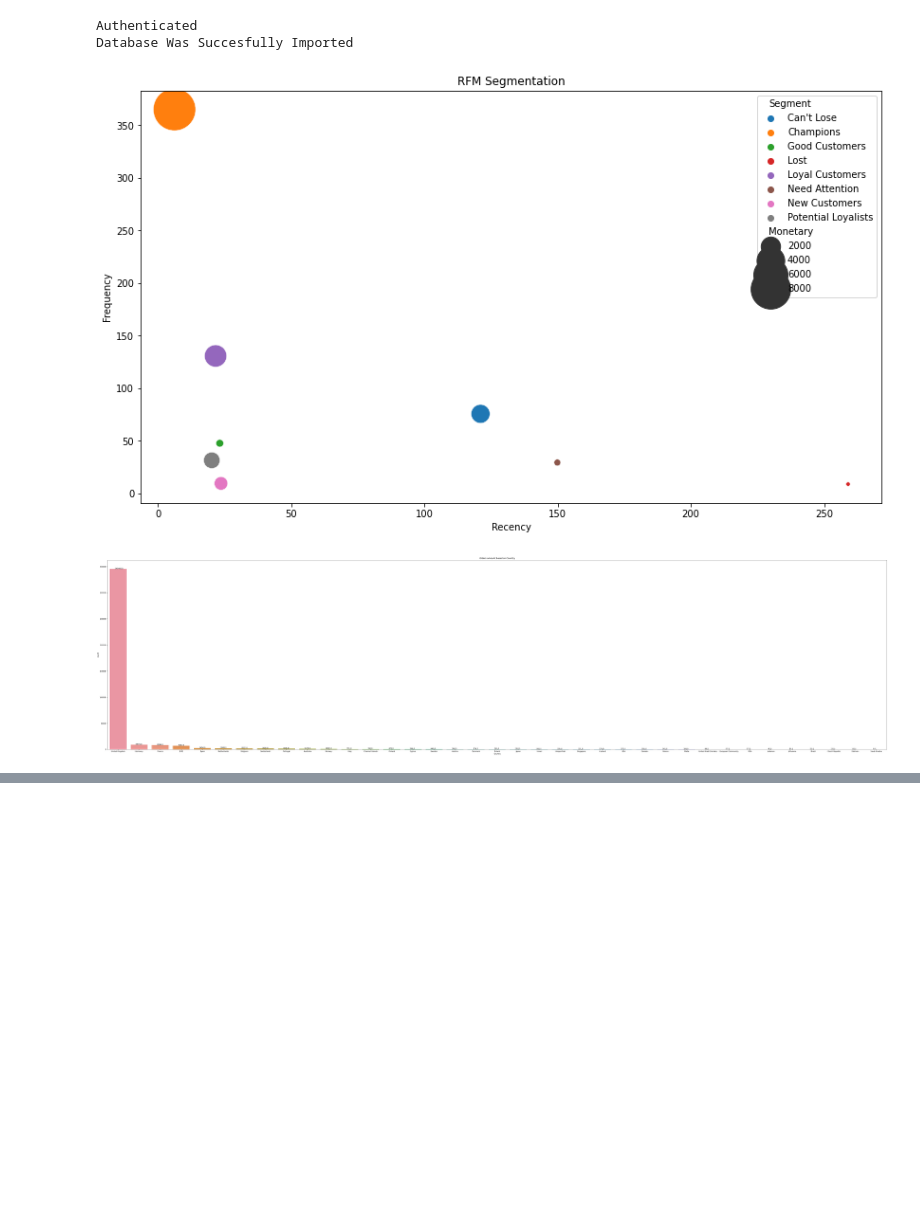
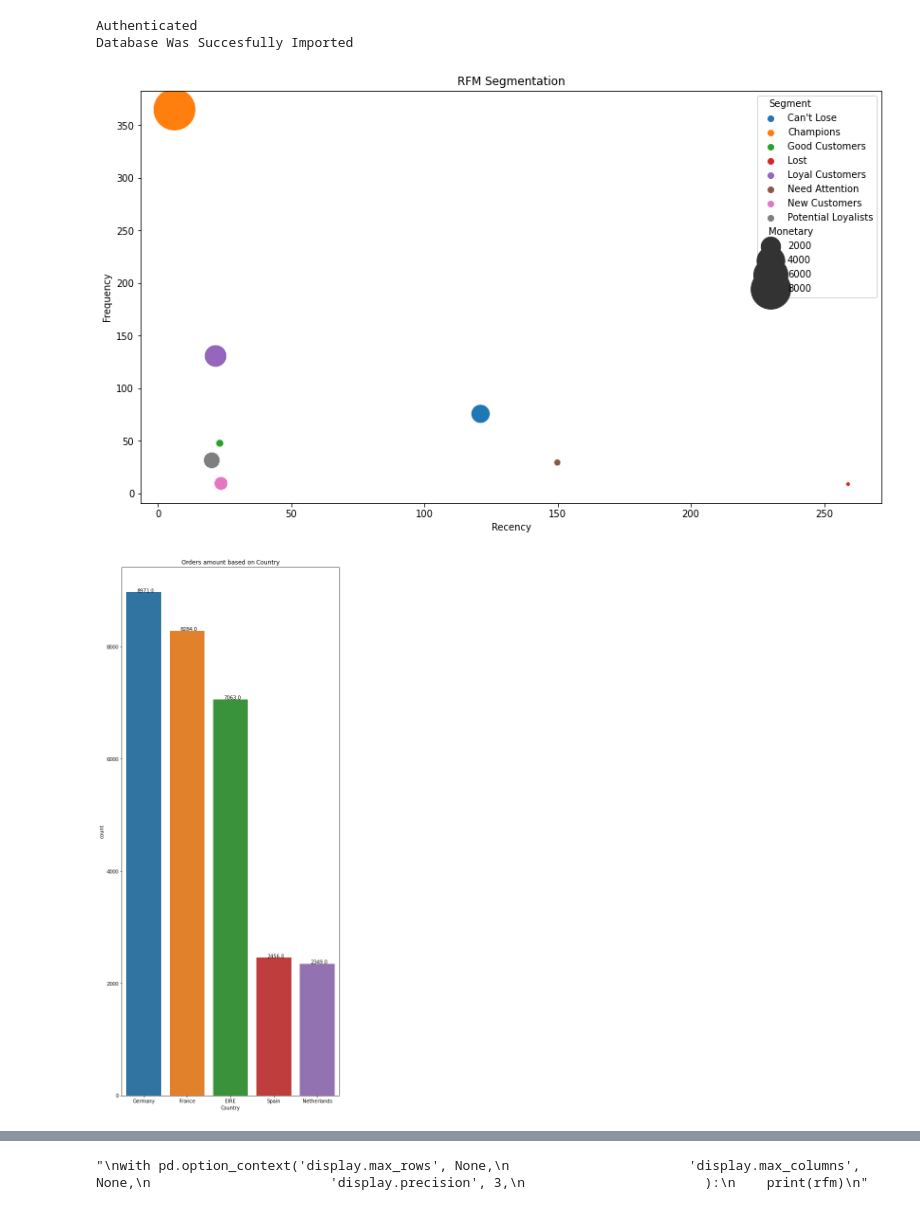
Before and after one commit to valerijakeda/valerijakeda, a Jupyter notebook: Python.ipynb, the cells around one changed output, grey strips where cells are left out. Cells and saved outputs as stored; diff of their text form; code cells hidden in the pictures; blank space fills up the shorter version.

```diff
--- a/Python.ipynb
+++ b/Python.ipynb
@@ -7,6 +7,7 @@ import matplotlib.pyplot as plt
 import datetime as dt
 from statistics import mean
 import warnings
+import seaborn as sns
 warnings.filterwarnings('ignore')
 
 
@@ -89,14 +90,15 @@ def assigning_values(df, seg_map):
 def plotting_rfm(rfm):
   """Function that is plotting a bubble chart for RFM analysis using Seaborn Package
   """
-  import seaborn as sns
+
   fig = plt.figure(figsize = (14, 8))
   bubble_chart = sns.scatterplot(data = rfm.groupby('Segment').mean(), x = "Recency", y = "Frequency", size = "Monetary", hue = "Segment", legend = True, sizes=(20, 2000))
   bubble_chart.set(title = 'RFM Segmentation')
   plt.show()
 
-def plotting_bar_chart(df, category):
-  """Function that is plotting a bar chart based on category (defaul category - Country)
+def plotting_bar_chart(df, category, r_number1, r_number2):
+  """Function that is plotting a bar chart based on category for fiven range(defaul category - Country)
+
   """
   invoices = dict()
   for number in df["InvoiceNo"]:
@@ -106,8 +108,8 @@ def plotting_bar_chart(df, category):
 
   df_with_category = pd.merge(df_invoices,df[['InvoiceNo',category]], on = 'InvoiceNo', how = 'inner')
 
-  fig = plt.figure(figsize = (80, 20))
-  bar_chart = sns.countplot(data = df_with_category, x = category, order = df_with_category[category].value_counts().index)
+  fig = plt.figure(figsize = (8, 20))
+  bar_chart = sns.countplot(data = df_with_category, x = category, order = df_with_category[category].value_counts().index[r_number1:r_number2])
   bar_chart.set(title = 'Orders amount based on ' + category)
   #to add values to the bars
   for p in bar_chart.patches:
@@ -127,35 +129,47 @@ def plotting_pie_chart(df, difference, labels):
 
   plt.pie(variables, labels = labels, autopct='%.0f%%')
   plt.title("PieChart : Returns and Purchases")
   plt.show()
 
 #First Step: creating RFM segments dictionary
 seg_map = creating_segments()
 
 #Second Step: importing a dataframe from a database from my Turing College BigQuery
 df = import_dataframe('turing_data_analytics', 2) #I need rfm table which is third from the beggining
 
 df_copy = df #creating this copy because we will need it in plotting pie chart
 
 #Third Step: cleaning the data in dataframe before analysis
 df = cleaning_for_rfm(df)
 
 #Forfth Step: assigning RFM values to a new dataframe
 rfm = assigning_values(df, seg_map)
 
 #Fifth Step: plotting RFM bubble chart grouped by RFM Segment
 plotting_rfm(rfm)
-rfm.head()
-rfm.groupby('Segment').mean().round()
+
+#*Code for RFM Table
+#rfm.head()
+#rfm.groupby('Segment').mean().round()
 
 #Additional Task: plotting bar chart counting number of invoices by Country
-plotting_bar_chart(df, 'Country')
+plotting_bar_chart(df, 'Country', 1, 6)
 
 #Additional Task: plotting pie chart comparing the amount of purchases and returns
 plotting_pie_chart(df_copy, 'C', ['returns', 'purchases'])
+
+#Additional Task: printing all clients' RFM data
+"""
+with pd.option_context('display.max_rows', None,
+                       'display.max_columns', None,
+                       'display.precision', 3,
+                       ):
+    print(rfm)
+"""
 # %% [output]
 Authenticated
 Database Was Succesfully Imported
 [figure]
-[figure, old version]
+[figure, new version]
 [figure]
+"\nwith pd.option_context('display.max_rows', None,\n                       'display.max_columns', None,\n                       'display.precision', 3,\n                       ):\n    print(rfm)\n"
```
